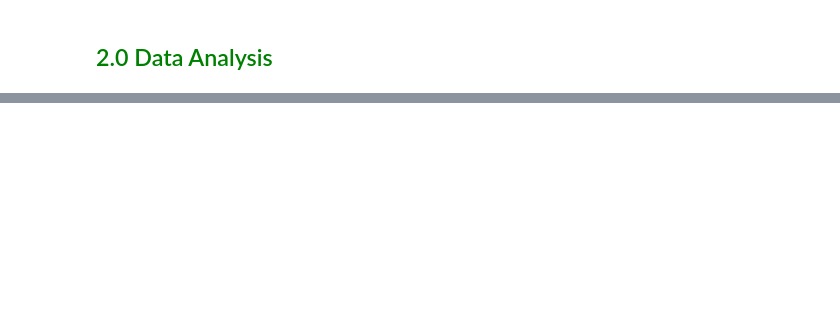
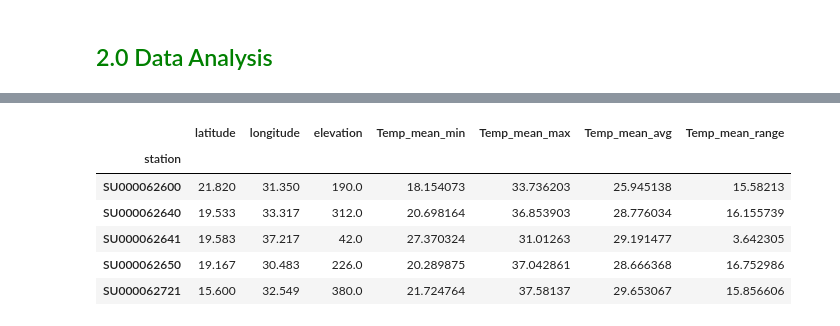
Before and after one commit to Gbekoilias/Eonflux_Capstone_Project_HDSC_FALL_23, a Jupyter notebook: Data_merging.ipynb, the cells around one changed output, grey strips where cells are left out. Saved outputs shown, nothing was run; the diff lists cells and outputs as text; code cells hidden in the pictures; blank space fills up the shorter version.

```diff
--- a/Data_merging.ipynb
+++ b/Data_merging.ipynb
@@ -200,0 +304,19 @@ station_df(stations[0])
+# %%
+df_date_station_Temp_Min=df_analyze.copy()
+#save in a csv file
+df_date_station_Temp_Min.to_csv('df_date_station_Temp_Min.csv')
+# %%
+#make station as column headers in df_analyze with values as the maximum temperature
+for station in stations:
+    df_analyze[station]=station_df(station)[f'{station}_max']
+df_date_station_Temp_Max=df_analyze.copy()
+#save in a csv file
+df_date_station_Temp_Max.to_csv('df_date_station_Temp_Max.csv')
+# %%
+#make station as column headers in df analyze with values as the average temperature of the maximum and minimum temperatures
+
+for station in stations:
+    df_analyze[station]=station_df(station)[[f'{station}_max',f'{station}_min']].mean(axis=1)
+df_date_station_Temp_Avg=df_analyze.copy()
+#save in a csv file
+df_date_station_Temp_Avg.to_csv('df_date_station_Temp_Avg.csv')
@@ -200,0 +325,10 @@ station_df(stations[0])
+# %%
+#create an empty dataframe to hold the station, lat, lon and elevation
+df=pd.DataFrame()
+#place the station, lat, lon and elevation in the dataframe
+df=df.assign(station=station_metadata['Station']).set_index('station')
+df['latitude']=station_metadata['lat'].values
+df['longitude']=station_metadata['lon'].values
+df['elevation']=station_metadata['Elevation'].values
+#chech the dataframe
+df.head()
@@ -200,0 +343,19 @@ station_df(stations[0])
+# %%
+#find the mean minimum of the temperatures for each station
+df['Temp_mean_min']=df_date_station_Temp_Min.mean(axis=0)
+#find the mean maximum of the temperatures for each station
+df['Temp_mean_max']=df_date_station_Temp_Max.mean(axis=0)
+#find the mean average of the temperatures for each station
+df['Temp_mean_avg']=df_date_station_Temp_Avg.mean(axis=0)
+#find the mean range of the temperatures for each station
+df['Temp_mean_range']=df_date_station_Temp_range.mean(axis=0)
+#check the dataframe
+df.head()
+# %% [output]
+|  | latitude | longitude | elevation | Temp_mean_min | Temp_mean_max | Temp_mean_avg | Temp_mean_range |
+| station |  |  |  |  |  |  |  |
+| SU000062600 | 21.820 | 31.350 | 190.0 | 18.154073 | 33.736203 | 25.945138 | 15.58213 |
+| SU000062640 | 19.533 | 33.317 | 312.0 | 20.698164 | 36.853903 | 28.776034 | 16.155739 |
+| SU000062641 | 19.583 | 37.217 | 42.0 | 27.370324 | 31.01263 | 29.191477 | 3.642305 |
+| SU000062650 | 19.167 | 30.483 | 226.0 | 20.289875 | 37.042861 | 28.666368 | 16.752986 |
+| SU000062721 | 15.600 | 32.549 | 380.0 | 21.724764 | 37.58137 | 29.653067 | 15.856606 |
```
Also changed, not shown: parts of 26 cells of this notebook.
